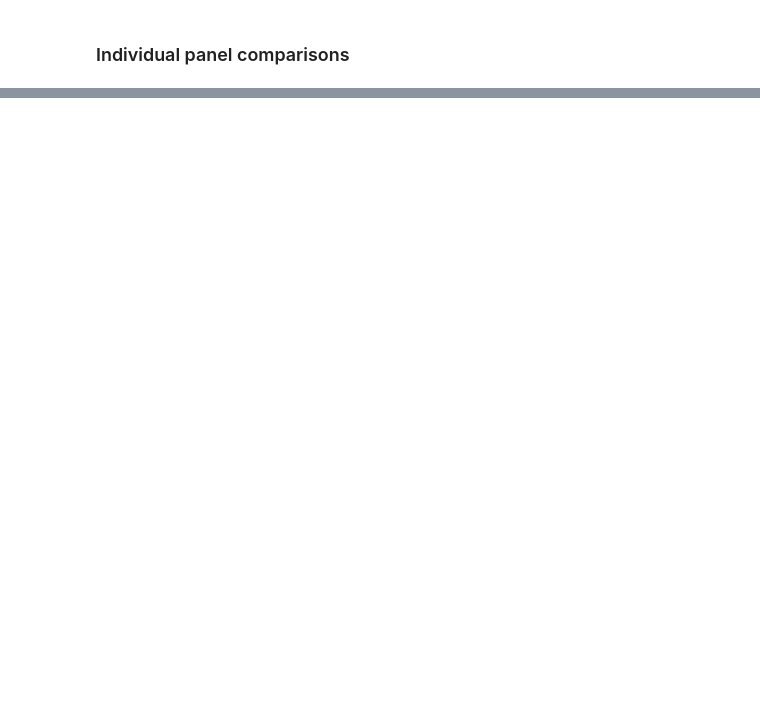
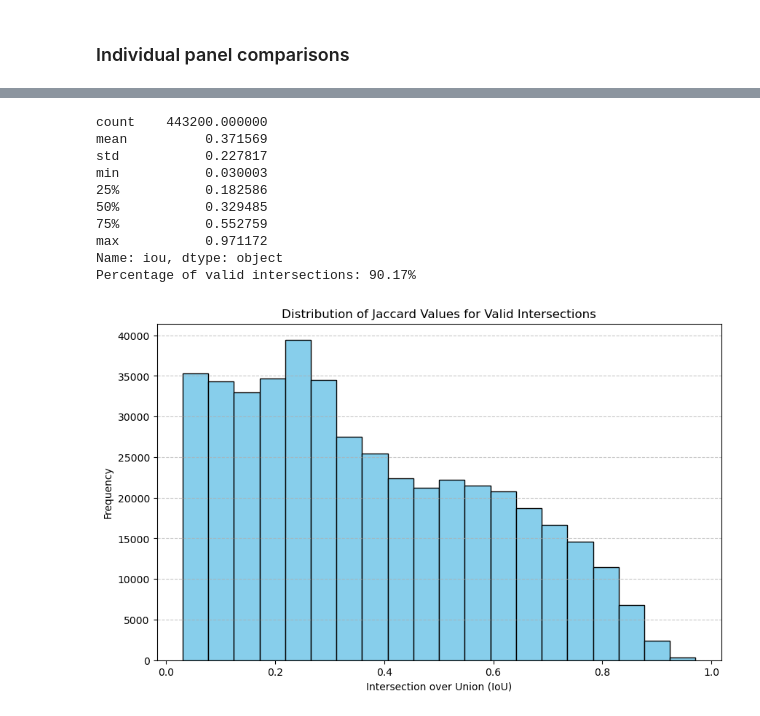
Before and after one commit to stidjaco/GMSEUS, a Jupyter notebook: script9_spatialValidation.ipynb, the cells around one changed output, grey strips where cells are left out. Drawn from its saved outputs; the diff is of its cells as text; code cells hidden in the pictures; blank space fills up the shorter version.

```diff
--- a/script9_spatialValidation.ipynb
+++ b/script9_spatialValidation.ipynb
@@ -860,0 +1237,34 @@ if not invalid_jaccard.empty:
+# %%
+# print as decimals to 3 places
+# calculate some statistics about the IoU values
+
+# drop the valid_intersections that are less than 0.03 in IoU
+valid_intersections_sub = valid_intersections[valid_intersections['iou'] >= 0.03]
+
+iou_stats = valid_intersections_sub["iou"].describe().apply(lambda x: format(x, 'f'))
+print(iou_stats)
+
+# What percentage of valid intersections compared to the original dataset
+percentage_valid_intersections = len(valid_intersections_sub) / len(candidates) * 100
+print(f"Percentage of valid intersections: {percentage_valid_intersections:.2f}%")
+
+# evaluate the distribution of IoU values
+plt.figure(figsize=(10, 6))
+plt.hist(valid_intersections_sub["iou"], bins=20, color="skyblue", edgecolor="black")
+plt.xlabel("Intersection over Union (IoU)")
+plt.ylabel("Frequency")
+plt.title("Distribution of Jaccard Values for Valid Intersections")
+plt.grid(axis="y", linestyle="--", alpha=0.7)
+plt.show()
+# %% [output]
+count    443200.000000
+mean          0.371569
+std           0.227817
+min           0.030003
+25%           0.182586
+50%           0.329485
+75%           0.552759
+max           0.971172
+Name: iou, dtype: object
+Percentage of valid intersections: 90.17%
+[figure, added]
```
Also changed, not shown: parts of 10 cells of this notebook.
